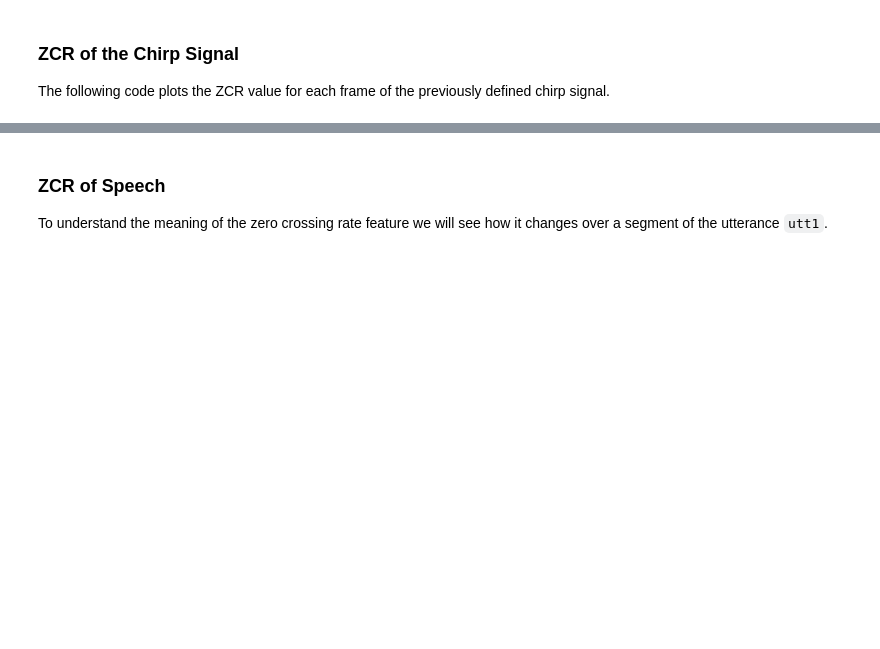
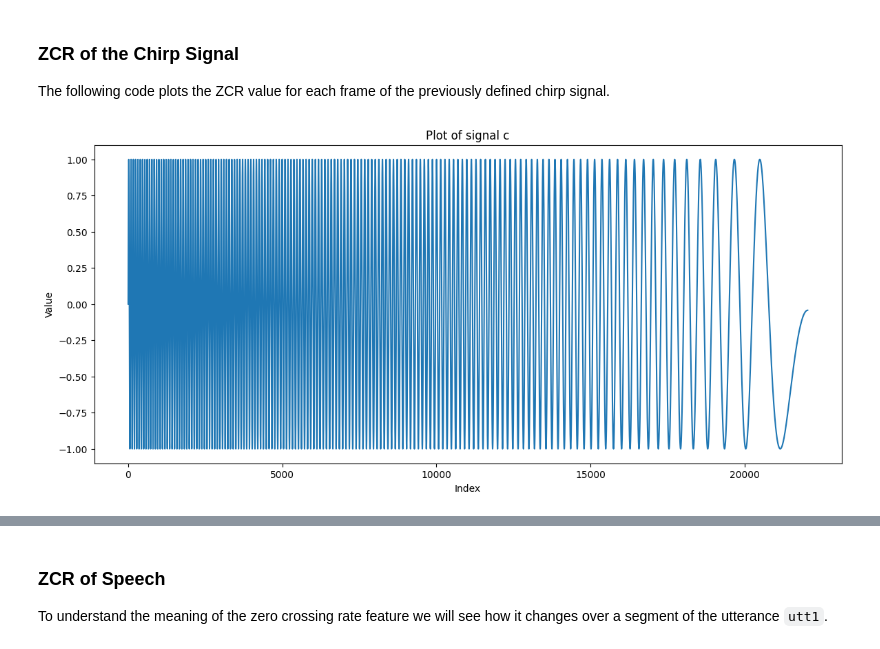
Before and after one commit to piotrmigdalek/spoken-language-processing-23-24-IST, a Jupyter notebook: lab1/slp-lab1.ipynb, the cells around one changed output, grey strips where cells are left out. Drawn from its saved outputs; the diff is of its cells as text; code cells hidden in the pictures; blank space fills up the shorter version.

```diff
--- a/lab1/slp-lab1.ipynb
+++ b/lab1/slp-lab1.ipynb
@@ -401,6 +402,15 @@ ValueError: diff requires input that is at least one dimensional
 ### ZCR of the Chirp Signal
 
 The following code plots the ZCR value for each frame of the previously defined chirp signal.
+# %%
+plt.figure(figsize=(14, 6))
+plt.plot(c)
+plt.title('Plot of signal c')
+plt.xlabel('Index')
+plt.ylabel('Value')
+plt.show()
+# %% [output]
+[figure, added]
 # %%
 plt.plot(frame_based_zcr(c, frame_length, hop_length))
 plt.xlabel('Frame number')
```
Also changed, not shown: parts of 20 cells of this notebook, 3 other files.
